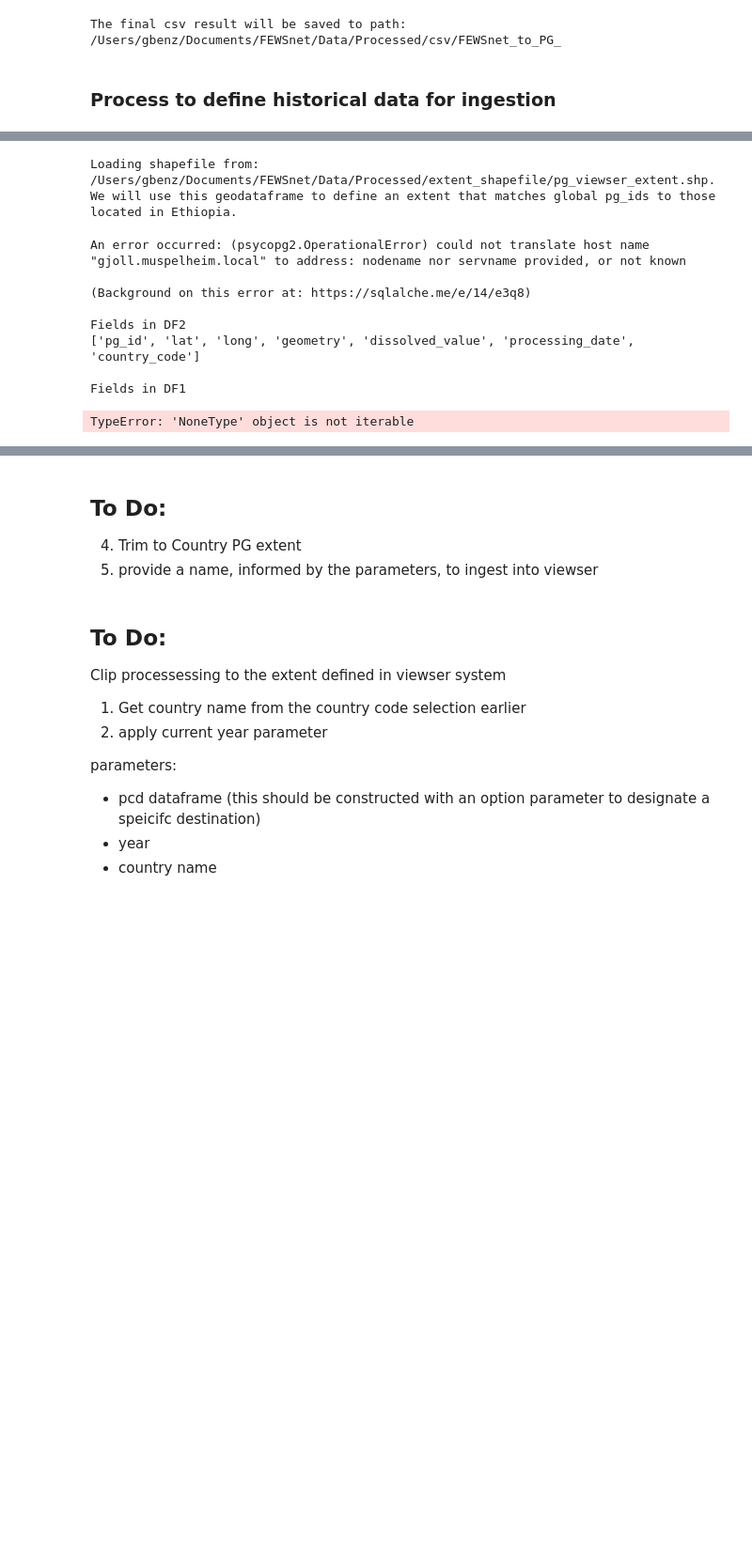
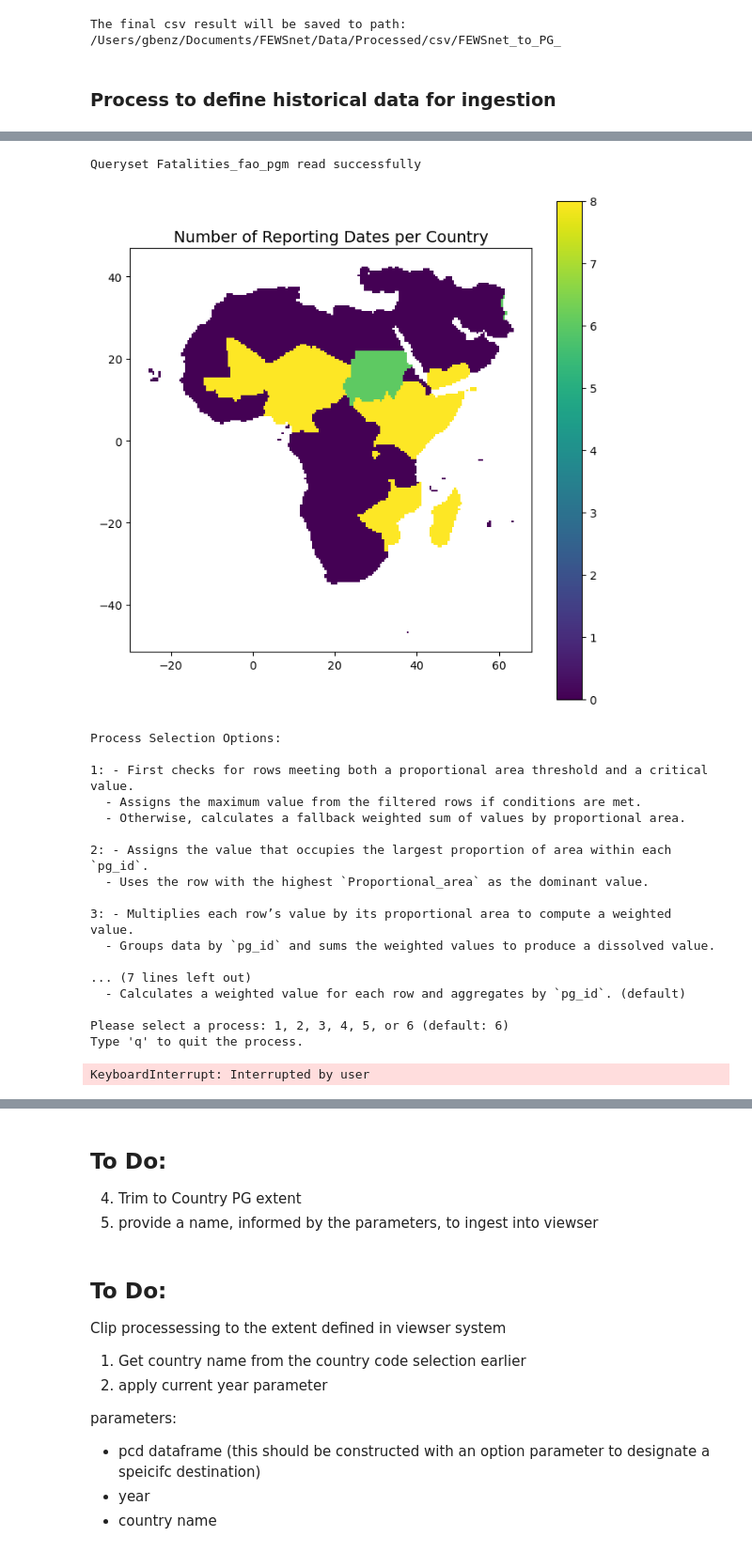
Before and after one commit to prio-data/FEWSNet_to_PG, a Jupyter notebook: tests.ipynb, the cells around one changed output, grey strips where cells are left out. Shown at 94% size. Saved outputs shown, nothing was run; the diff lists cells and outputs as text; code cells hidden in the pictures; blank space fills up the shorter version.

Commit message:
adapt so IPC completeness graphic can generate

```diff
--- a/tests.ipynb
+++ b/tests.ipynb
@@ -99,7 +99,7 @@ print(list(ipc))
 
 ipc_country, selected_country_codes = select_country_codes(ipc)
 
-endyear = e.split('-')[0]
+endyear = int(e.split('-')[0])
 
 icp_country_result = plot_fewsnet_scenario_coverage(ipc, endyear)
 
@@ -206,7 +206,6 @@ for country_code in selected_country_codes:
     if 'original_sum_value' in country_result_df.columns:
         country_result_df = country_result_df.drop(columns=['original_sum_value'])
 
-
     # Append to the all-country results list
     all_country_results.append(country_result_df)
 
@@ -241,13 +240,22 @@ Reprojecting GeoDataFrame to a projected CRS (UTM).
-Loading shapefile from: /Users/gbenz/Documents/FEWSnet/Data/Processed/extent_shapefile/pg_viewser_extent.shp.
-We will use this geodataframe to define an extent that matches global pg_ids to those located in Ethiopia.
+Queryset Fatalities_fao_pgm read successfully
+[figure, added]
-An error occurred: (psycopg2.OperationalError) could not translate host name "gjoll.muspelheim.local" to address: nodename nor servname provided, or not known
+Process Selection Options:
 
-(Background on this error at: https://sqlalche.me/e/14/e3q8)
+1: - First checks for rows meeting both a proportional area threshold and a critical value.
+  - Assigns the maximum value from the filtered rows if conditions are met.
+  - Otherwise, calculates a fallback weighted sum of values by proportional area.
 
-Fields in DF2
-['pg_id', 'lat', 'long', 'geometry', 'dissolved_value', 'processing_date', 'country_code']
+2: - Assigns the value that occupies the largest proportion of area within each `pg_id`.
+  - Uses the row with the highest `Proportional_area` as the dominant value.
 
-Fields in DF1
+3: - Multiplies each row’s value by its proportional area to compute a weighted value.
+  - Groups data by `pg_id` and sums the weighted values to produce a dissolved value.
+
+... (7 lines left out)
+  - Calculates a weighted value for each row and aggregates by `pg_id`. (default)
+
+Please select a process: 1, 2, 3, 4, 5, or 6 (default: 6)
+Type 'q' to quit the process.
-TypeError: 'NoneType' object is not iterable
+KeyboardInterrupt: Interrupted by user
 # %%
 country_name
```
Also changed, not shown: parts of 3 cells of this notebook, 3 other files.
